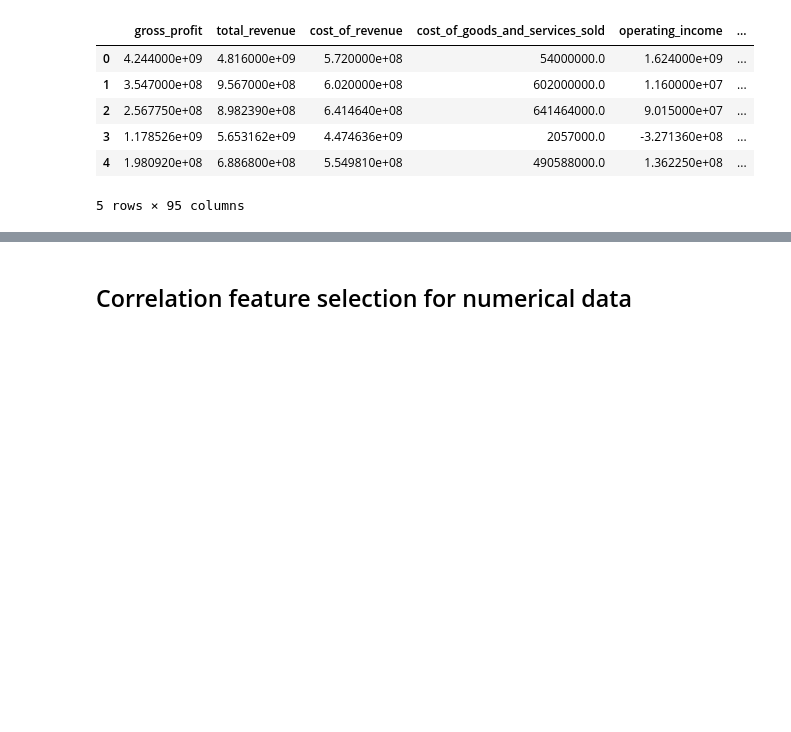
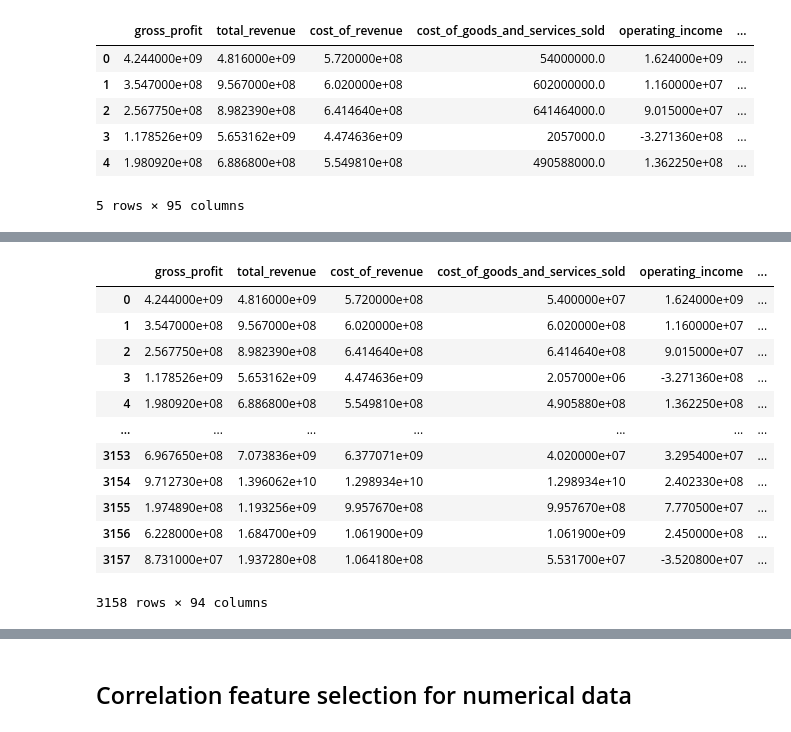
Before and after one commit to OrestisStefanou/InvestorAPI, a Jupyter notebook: analytics/machine_learning/price_prediction_with_fundamentals/notebooks/Mutual_Information.ipynb, the cells around one changed output, grey strips where cells are left out. Drawn from its saved outputs; the diff is of its cells as text; code cells hidden in the pictures; blank space fills up the shorter version.

```diff
--- a/analytics/machine_learning/price_prediction_with_fundamentals/notebooks/Mutual_Information.ipynb
+++ b/analytics/machine_learning/price_prediction_with_fundamentals/notebooks/Mutual_Information.ipynb
@@ -65,3 +83,9 @@ test_set.head()
 | 3 | 1.178526e+09 | 5.653162e+09 | 4.474636e+09 | 2057000.0 | -3.271360e+08 | ... |
 | 4 | 1.980920e+08 | 6.886800e+08 | 5.549810e+08 | 490588000.0 | 1.362250e+08 | ... |
 5 rows × 95 columns
+# %%
+y_train = train_set['price']
+X_train = train_set.drop(['price'], axis=1)
+
+y_test = test_set['price']
+X_test = test_set.drop(['price'], axis=1)
@@ -68,3 +138,19 @@ test_set.head()
+# %%
+X_test
+# %% [output]
+|  | gross_profit | total_revenue | cost_of_revenue | cost_of_goods_and_services_sold | operating_income | ... |
+| 0 | 4.244000e+09 | 4.816000e+09 | 5.720000e+08 | 5.400000e+07 | 1.624000e+09 | ... |
+| 1 | 3.547000e+08 | 9.567000e+08 | 6.020000e+08 | 6.020000e+08 | 1.160000e+07 | ... |
+| 2 | 2.567750e+08 | 8.982390e+08 | 6.414640e+08 | 6.414640e+08 | 9.015000e+07 | ... |
+| 3 | 1.178526e+09 | 5.653162e+09 | 4.474636e+09 | 2.057000e+06 | -3.271360e+08 | ... |
+| 4 | 1.980920e+08 | 6.886800e+08 | 5.549810e+08 | 4.905880e+08 | 1.362250e+08 | ... |
+| ... | ... | ... | ... | ... | ... | ... |
+| 3153 | 6.967650e+08 | 7.073836e+09 | 6.377071e+09 | 4.020000e+07 | 3.295400e+07 | ... |
+| 3154 | 9.712730e+08 | 1.396062e+10 | 1.298934e+10 | 1.298934e+10 | 2.402330e+08 | ... |
+| 3155 | 1.974890e+08 | 1.193256e+09 | 9.957670e+08 | 9.957670e+08 | 7.770500e+07 | ... |
+| 3156 | 6.228000e+08 | 1.684700e+09 | 1.061900e+09 | 1.061900e+09 | 2.450000e+08 | ... |
+| 3157 | 8.731000e+07 | 1.937280e+08 | 1.064180e+08 | 5.531700e+07 | -3.520800e+07 | ... |
+3158 rows × 94 columns
 # %%
 from typing import List, Optional
 
```
Also changed, not shown: parts of 23 cells of this notebook, 3 other files.
